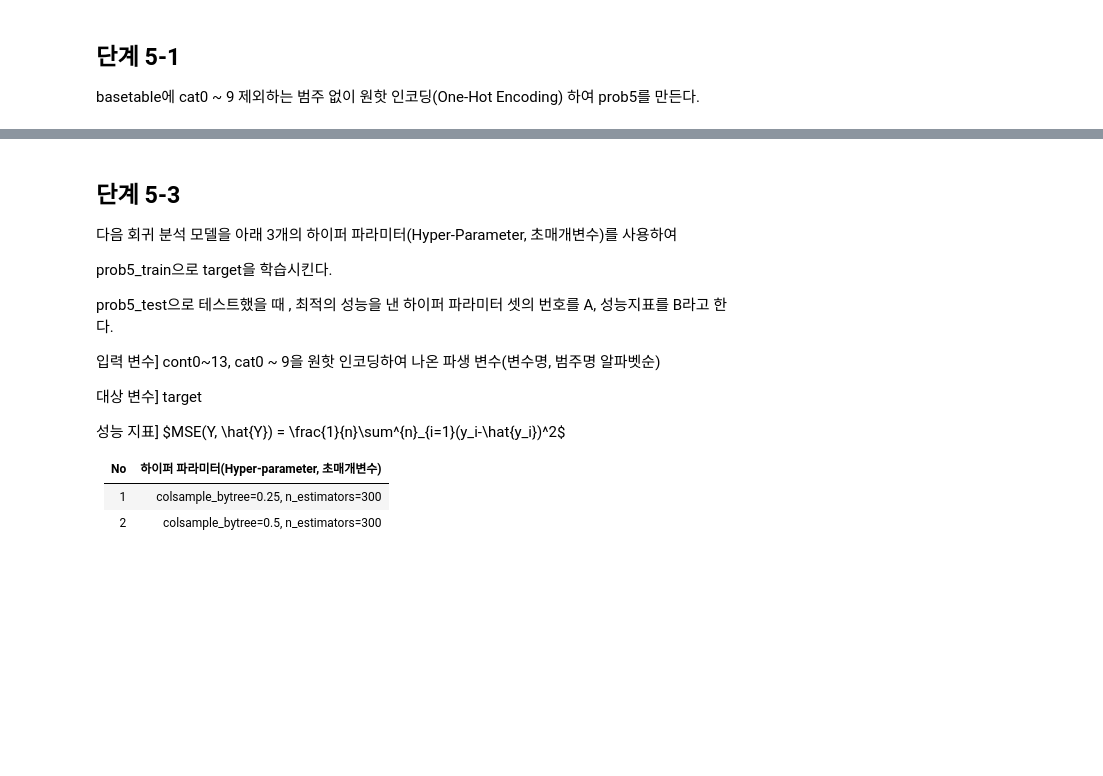
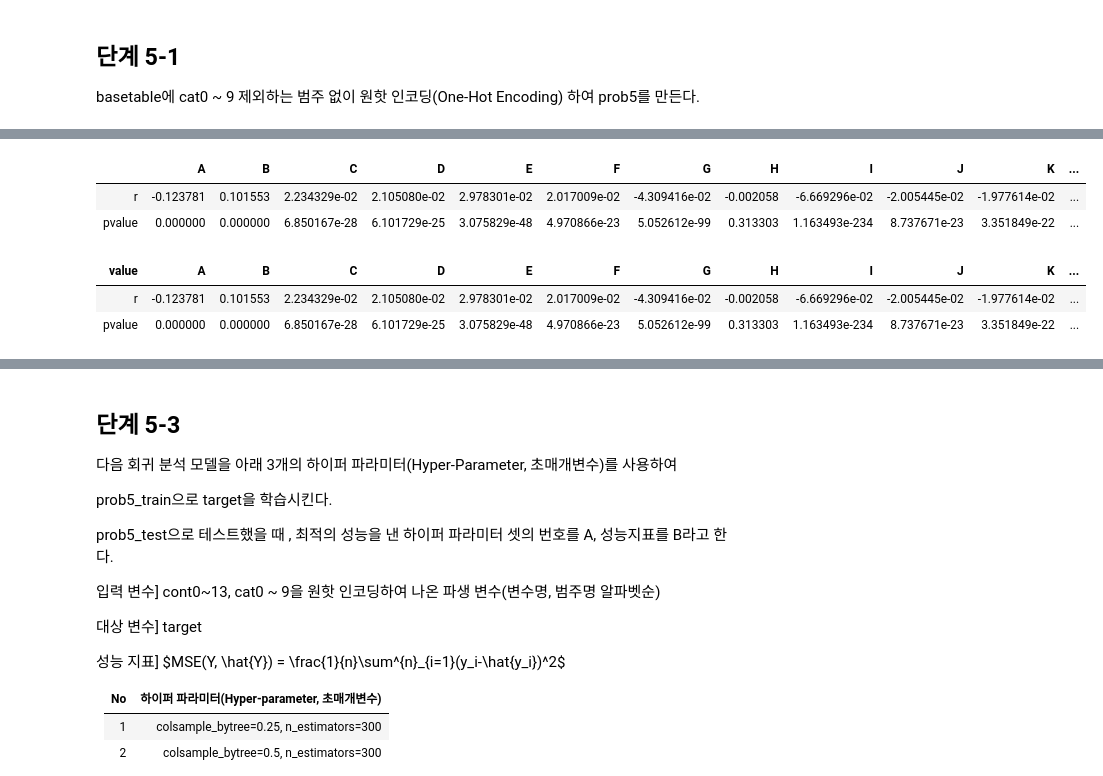
Before and after one commit to sunkusun9/DS_lv3_2506_1, a Jupyter notebook: sec_ds_lv3_prob2_prob.ipynb, the cells around one changed output, grey strips where cells are left out. Saved outputs shown, nothing was run; the diff lists cells and outputs as text; code cells hidden in the pictures; blank space fills up the shorter version.

```diff
--- a/sec_ds_lv3_prob2_prob.ipynb
+++ b/sec_ds_lv3_prob2_prob.ipynb
@@ -1296,6 +1357,10 @@ prob4의 80%를 prob4_train으로 20% prob4_test로 나눈다.
 sklearn.model_selection.train_test_split, random_state=123
 
 ---
+# %%
+from sklearn.model_selection import train_test_split
+df_prob4_train, df_prob4_test = train_test_split(df_prob4, train_size = 0.8 , random_state=123)
+df_prob4_train, df_prob4_test = df_prob4_train.copy(), df_prob4_test.copy()
 # %% [markdown]
 ## 단계 4-3
 
@@ -1347,0 +1511,23 @@ D를 소수점 셋째 자리에서 반올림하여 둘째 자리까지 출력하
+# %%
+# 위에서 발생한 leak을 바로 잡아 교차검증을 합니다.
+q = [i for i in np.arange(0, 1.01, 0.01)]
+score_ = []
+X_rd = [i + '_q' for i in cont_cols] + dum_cols.tolist()
+reg_rd = Ridge(alpha=0.1)
+for train_idx, valid_idx in cv.split(df_prob4_train):
+    df_cv_train, df_valid = df_prob4_train.iloc[train_idx].copy(), df_prob4_train.iloc[valid_idx].copy()
+    # 검증셋에서 train으로 파생변수를 만들고
+    # 검증셋의 test(겹외셋)에 검증셋의 train으로 만든 통계값(mean)을 반영합니다.
+    for i in range(0, 14):
+        col = 'cont{}'.format(i)
+        qt = df_cv_train[col].quantile(q)
+        qt.iloc[[0, -1]] = [-np.inf, np.inf]
+        q_range = pd.cut(df_cv_train[col], bins=qt)
+        q_mean = df_cv_train.groupby(q_range)['target'].mean()
+        df_cv_train[col + '_q'] = q_range.map(q_mean).astype('float')
+        df_valid[col + '_q'] = pd.cut(df_valid[col], bins=qt).map(q_mean).astype('float')
+    reg_rd.fit(df_cv_train[X_rd], df_cv_train['target'])
+    score_.append(mean_squared_error(df_valid['target'], reg_rd.predict(df_valid[X_rd])))
+# leak을 제거하니 위 df_prob4_test의 성능에 가깝게 나옵니다.
+# leak을 없애 것이 이 검증이 Test에서 상황을 좀 더 잘 반영하게 된것입니다.
+np.mean(score_), score_
@@ -1369,0 +1597,6 @@ sklearn.model_selection.train_test_split, random_state=123
+# %%
+dum_cols = df_basetable[cat_cols].apply(
+    lambda x: ['{}_{}'.format(x.name, i) for i in np.sort(x.unique())]
+).explode().tolist()
+df_prob5 = pd.get_dummies(df_basetable, columns = cat_cols)
+df_prob5.head()
@@ -1369,0 +1624,33 @@ sklearn.model_selection.train_test_split, random_state=123
+# %%
+# 방법1: groupby axis=1 ~ sum
+# 전치를 합니다,
+# 가변수명에 범주명을 가져워 1인 개수를 카운트를합니다.
+# 다시 전치를 합니다.
+# df_prob5[dum_cols].T.groupby([i.split('_')[1] for i in dum_cols]).sum().T
+# 앞뒤에 전치 과정 없이 할 수있도록 해주는게 바로 열방향 groupby 입니다.
+
+from scipy.stats import pearsonr
+df_prob5[dum_cols].groupby([i.split('_')[1] for i in dum_cols], axis=1).sum().apply(
+    lambda x: pd.Series(pearsonr(x, df_prob5['target']), index = ['r', 'pvalue'])
+)
+# %% [output]
+|  | A | B | C | D | E | F | G | H | I | J | K | ... |
+| r | -0.123781 | 0.101553 | 2.234329e-02 | 2.105080e-02 | 2.978301e-02 | 2.017009e-02 | -4.309416e-02 | -0.002058 | -6.669296e-02 | -2.005445e-02 | -1.977614e-02 | ... |
+| pvalue | 0.000000 | 0.000000 | 6.850167e-28 | 6.101729e-25 | 3.075829e-48 | 4.970866e-23 | 5.052612e-99 | 0.313303 | 1.163493e-234 | 8.737671e-23 | 3.351849e-22 | ... |
+# %%
+# 방법2: 가변수가 아닌 원래 변수로 해봅니다. melt ~ pivot_table
+# melt 열에 있는 항목을 행에 있는 항목이 되도록 (wide to long) 변환합니다.
+# 이 때 id 기반으로 집계를 낼 수 있도록 index에 있는 id를 살리기 위해 reset_index로 합니다.
+# 그리고 melt에 id_vars에 id를 설정합니다.
+# pivot_table ~ index='id', columns ='value', aggfunc='size'를 이용하여 교차하여 카운트합니다.
+df_basetable[cat_cols].reset_index().melt(id_vars = 'id').pivot_table(
+    index = 'id', columns = 'value', aggfunc = 'size', fill_value = 0
+).apply(
+    # pearsonr은 위치를 기준으로 연산이 이뤄집니다. pivot_table을 하면 인덱스가 정렬된 상태로 나오므로
+    # df_prob5['target']도 정렬을 시켜줍니다.
+    lambda x: pd.Series(pearsonr(x, df_prob5['target'].sort_index()), index = ['r', 'pvalue'])
+)
+# %% [output]
+| value | A | B | C | D | E | F | G | H | I | J | K | ... |
+| r | -0.123781 | 0.101553 | 2.234329e-02 | 2.105080e-02 | 2.978301e-02 | 2.017009e-02 | -4.309416e-02 | -0.002058 | -6.669296e-02 | -2.005445e-02 | -1.977614e-02 | ... |
+| pvalue | 0.000000 | 0.000000 | 6.850167e-28 | 6.101729e-25 | 3.075829e-48 | 4.970866e-23 | 5.052612e-99 | 0.313303 | 1.163493e-234 | 8.737671e-23 | 3.351849e-22 | ... |
```
Also changed, not shown: parts of 113 cells of this notebook.
